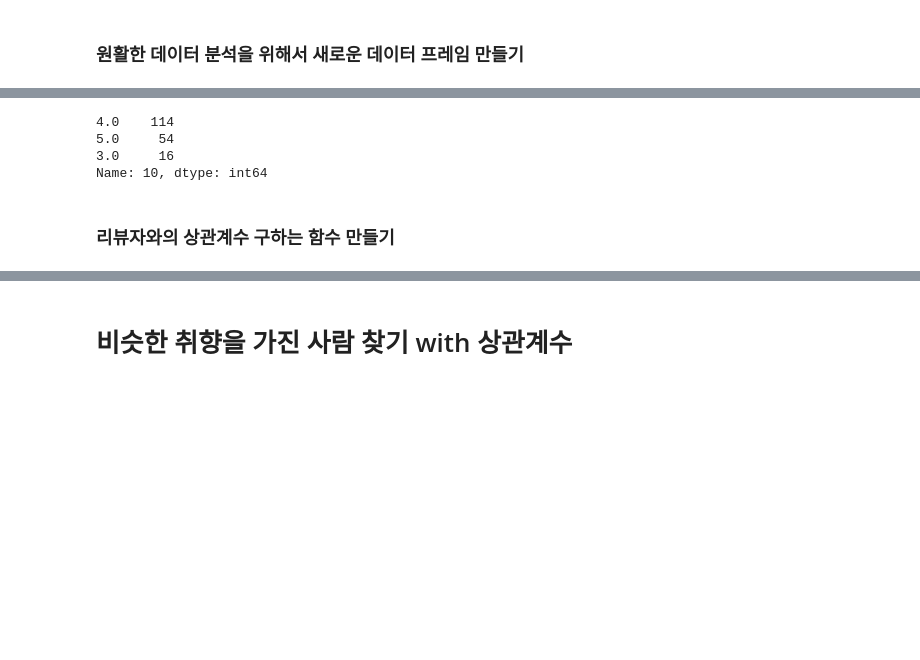
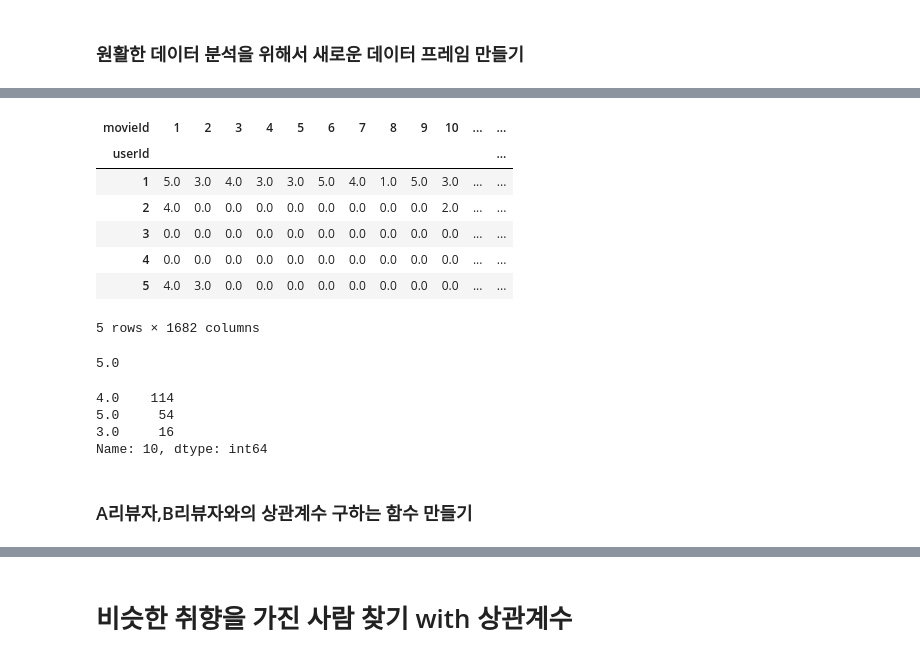
Before and after one commit to youngwoo3283/CP2_Recommendation-Modeling, a Jupyter notebook: CP2_project.ipynb, the cells around one changed output, grey strips where cells are left out. Cells and saved outputs as stored; diff of their text form; code cells hidden in the pictures; blank space fills up the shorter version.

```diff
--- a/CP2_project.ipynb
+++ b/CP2_project.ipynb
@@ -403,0 +392,17 @@ tt
+# %%
+import copy
+
+adj_matrix = adj_matrix_rating.copy()
+# 행렬의 결측치(사용자가 보지 않은 영화)에 대해 해당 사용자의 평균 평점으로 대치해줌
+for i in range(adj_matrix_rating.shape[0]):
+  adj_matrix.iloc[i] = adj_matrix_rating.iloc[i].fillna(0)
+adj_matrix.head(5)
+# %% [output]
+| movieId | 1 | 2 | 3 | 4 | 5 | 6 | 7 | 8 | 9 | 10 | ... | ... |
+| userId |  |  |  |  |  |  |  |  |  |  |  | ... |
+| 1 | 5.0 | 3.0 | 4.0 | 3.0 | 3.0 | 5.0 | 4.0 | 1.0 | 5.0 | 3.0 | ... | ... |
+| 2 | 4.0 | 0.0 | 0.0 | 0.0 | 0.0 | 0.0 | 0.0 | 0.0 | 0.0 | 2.0 | ... | ... |
+| 3 | 0.0 | 0.0 | 0.0 | 0.0 | 0.0 | 0.0 | 0.0 | 0.0 | 0.0 | 0.0 | ... | ... |
+| 4 | 0.0 | 0.0 | 0.0 | 0.0 | 0.0 | 0.0 | 0.0 | 0.0 | 0.0 | 0.0 | ... | ... |
+| 5 | 4.0 | 3.0 | 0.0 | 0.0 | 0.0 | 0.0 | 0.0 | 0.0 | 0.0 | 0.0 | ... | ... |
+5 rows × 1682 columns
@@ -404 +411,5 @@ tt
+# %%
+ratings.loc[1,1]
+# %% [output]
+5.0
 # %%
@@ -414,7 +422,7 @@ tt.loc[:,10][tt.loc[:,10]>0].value_counts() #영화 리뷰 분포 확인하기
 3.0     16
 Name: 10, dtype: int64
 # %% [markdown]
-### 리뷰자와의 상관계수 구하는 함수 만들기
+### A리뷰자,B리뷰자와의 상관계수 구하는 함수 만들기
 # %%
 from math import sqrt
 
```
Also changed, not shown: parts of 11 cells of this notebook.
